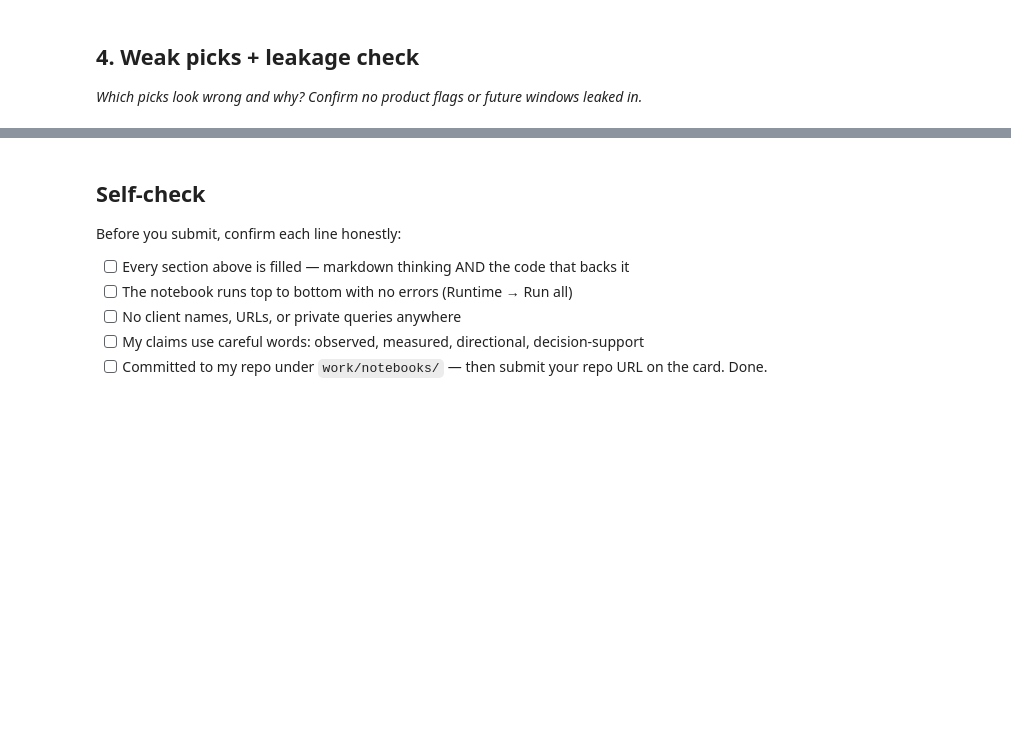
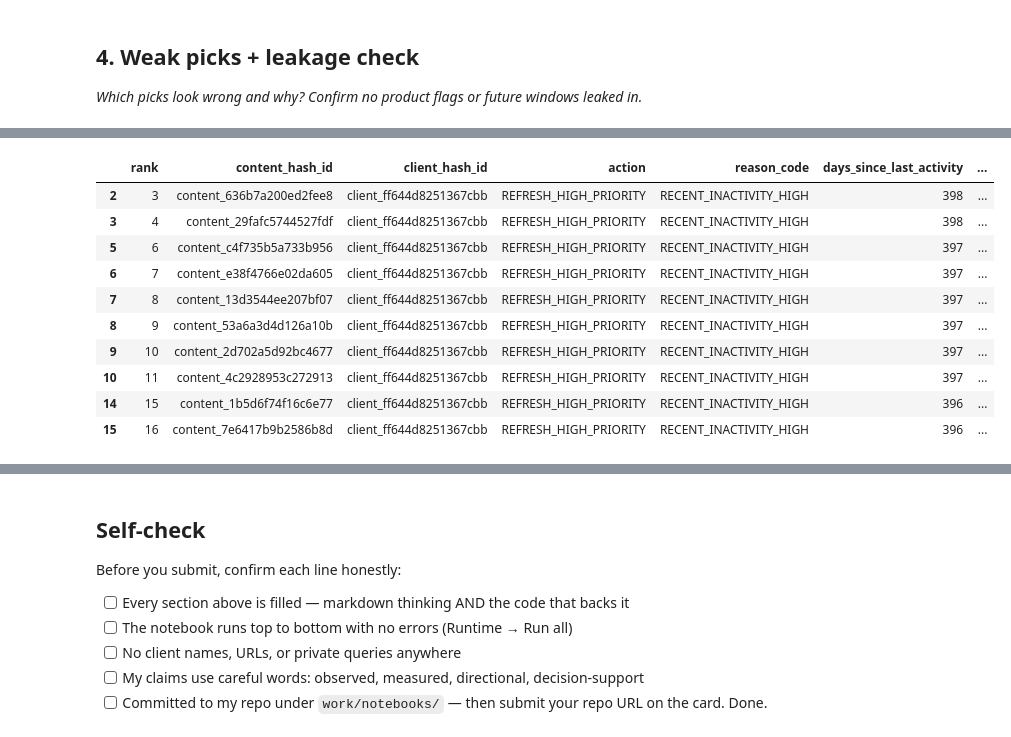
Before and after one commit to yashizhenya755-dev/flyrank-ml-internship, a Jupyter notebook: work/notebooks/w04_baseline_score.ipynb, the cells around one changed output, grey strips where cells are left out. Saved outputs shown, nothing was run; the diff lists cells and outputs as text; code cells hidden in the pictures; blank space fills up the shorter version.

```diff
--- a/work/notebooks/w04_baseline_score.ipynb
+++ b/work/notebooks/w04_baseline_score.ipynb
@@ -36,0 +382,74 @@ This skeleton is yours to fill. Work the sections **in order** — each one has
+# %%
+# This cell is for CODE (numbers, a query, a check).
+# Write your text answer in the cell ABOVE this one — typing sentences here breaks Run All.
+# Section 4 — Weak picks + leakage check
+
+print("WEAK PICKS")
+print("-" * 60)
+
+weak_picks = ranked_queue[
+    (ranked_queue["score"] >= 3) &
+    (ranked_queue["march_impressions"] < 20)
+].head(10)
+
+display(
+    weak_picks[
+        [
+            "rank",
+            "content_hash_id",
+            "client_hash_id",
+            "action",
+            "reason_code",
+            "days_since_last_activity",
+            "march_impressions",
+            "march_clicks"
+        ]
+    ]
+)
+
+print()
+print("Why these may be weak:")
+print(
+    "Some high-priority picks have very long inactivity gaps but very low "
+    "March impressions. They may represent genuinely inactive content, "
+    "but the low search volume makes the practical refresh opportunity uncertain."
+)
+
+print()
+print("LEAKAGE CHECK")
+print("-" * 60)
+
+# Features used by the baseline
+allowed_features = {
+    "days_since_last_activity",
+    "march_impressions",
+    "march_clicks"
+}
+
+print("Baseline input features:", sorted(allowed_features))
+
+# Confirm that future/label-derived fields were not used.
+forbidden_terms = [
+    "future",
+    "label",
+    "decline",
+    "zero_click",
+    "product_flag"
+]
+
+queue_text = " ".join(ranked_queue.columns).lower()
+
+leakage_terms_found = [
+    term for term in forbidden_terms
+    if term in queue_text
+]
+
+if leakage_terms_found:
+    print("WARNING — possible forbidden terms found:", leakage_terms_found)
+else:
+    print("PASS — no future-window, label-derived, or product-flag columns "
+          "are present in the ranked queue.")
+
+print()
+print("No client names, URLs, or private queries were included.")
+# %% [output]
@@ -36,0 +458,11 @@ This skeleton is yours to fill. Work the sections **in order** — each one has
+|  | rank | content_hash_id | client_hash_id | action | reason_code | days_since_last_activity | ... |
+| 2 | 3 | content_636b7a200ed2fee8 | client_ff644d8251367cbb | REFRESH_HIGH_PRIORITY | RECENT_INACTIVITY_HIGH | 398 | ... |
+| 3 | 4 | content_29fafc5744527fdf | client_ff644d8251367cbb | REFRESH_HIGH_PRIORITY | RECENT_INACTIVITY_HIGH | 398 | ... |
+| 5 | 6 | content_c4f735b5a733b956 | client_ff644d8251367cbb | REFRESH_HIGH_PRIORITY | RECENT_INACTIVITY_HIGH | 397 | ... |
+| 6 | 7 | content_e38f4766e02da605 | client_ff644d8251367cbb | REFRESH_HIGH_PRIORITY | RECENT_INACTIVITY_HIGH | 397 | ... |
+| 7 | 8 | content_13d3544ee207bf07 | client_ff644d8251367cbb | REFRESH_HIGH_PRIORITY | RECENT_INACTIVITY_HIGH | 397 | ... |
+| 8 | 9 | content_53a6a3d4d126a10b | client_ff644d8251367cbb | REFRESH_HIGH_PRIORITY | RECENT_INACTIVITY_HIGH | 397 | ... |
+| 9 | 10 | content_2d702a5d92bc4677 | client_ff644d8251367cbb | REFRESH_HIGH_PRIORITY | RECENT_INACTIVITY_HIGH | 397 | ... |
+| 10 | 11 | content_4c2928953c272913 | client_ff644d8251367cbb | REFRESH_HIGH_PRIORITY | RECENT_INACTIVITY_HIGH | 397 | ... |
+| 14 | 15 | content_1b5d6f74f16c6e77 | client_ff644d8251367cbb | REFRESH_HIGH_PRIORITY | RECENT_INACTIVITY_HIGH | 396 | ... |
+| 15 | 16 | content_7e6417b9b2586b8d | client_ff644d8251367cbb | REFRESH_HIGH_PRIORITY | RECENT_INACTIVITY_HIGH | 396 | ... |
```
Also changed, not shown: parts of 13 cells of this notebook.
